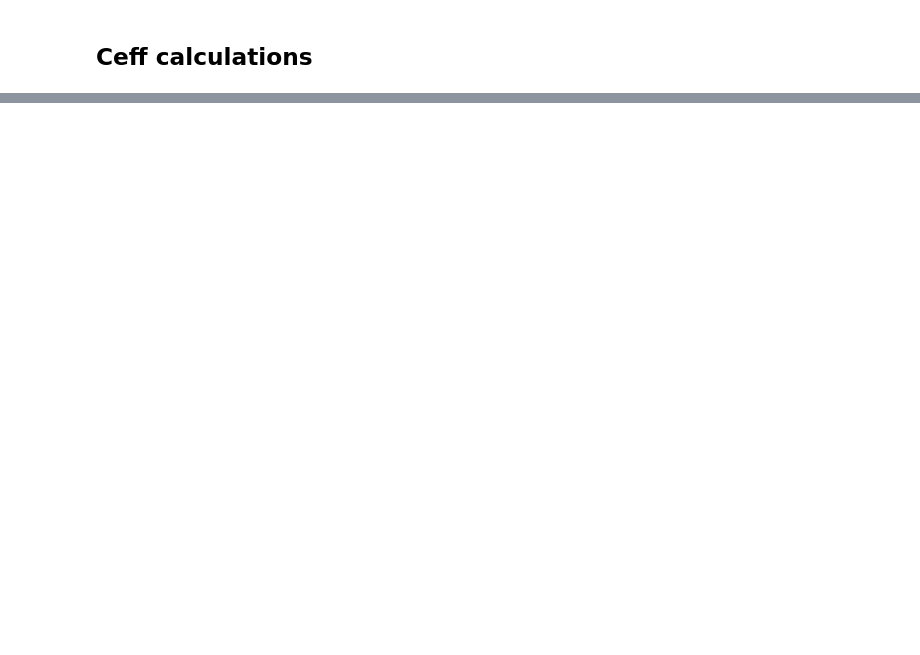
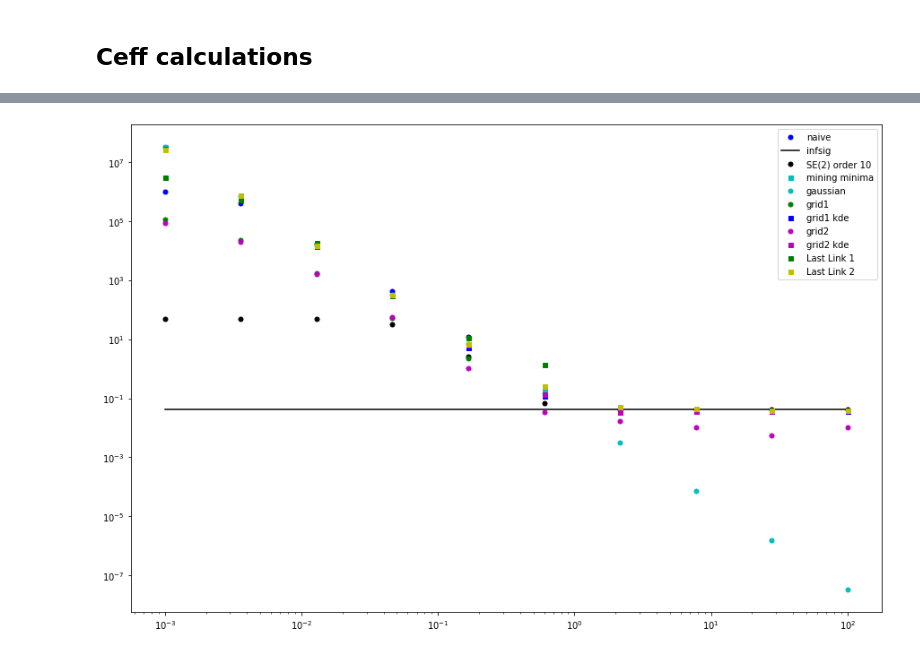
Before and after one commit to ramyarangan/numerical_ceff, a Jupyter notebook: ceff_calculations.ipynb, the cells around one changed output, grey strips where cells are left out. Cells and saved outputs as stored; diff of their text form; code cells hidden in the pictures; blank space fills up the shorter version.

```diff
--- a/ceff_calculations.ipynb
+++ b/ceff_calculations.ipynb
@@ -1119,0 +73,4 @@ plot_ceffs(SIGMA_MIN, SIGMA_MAX, NUM_PTS, ceff_lists_4_0, label_list_4_0, fig_si
+# %%
+mining_minima_4 = eval_ceff_range(np.pi/2, 4, 'mining minima')
+mining_minima_4_0 = eval_ceff_range(0, 4, 'mining minima')
+mining_minima_7 = eval_ceff_range(2 * np.pi/7, 7, 'mining minima')
@@ -1119,0 +191,10 @@ plot_ceffs(SIGMA_MIN, SIGMA_MAX, NUM_PTS, ceff_lists_4_0, label_list_4_0, fig_si
+# %%
+# Seven links
+ceff_lists_7 = [numerical_ceff_vals_7, analytical_inf_vals_7, se2_ceff_vals_7, \
+                mining_minima_7, gaussian_ceff_7, grid1_ceff_7, grid1_ceff_kde_7, grid2_ceff_7, \
+                grid2_ceff_kde_7, lastlink1_7, lastlink2_7] # left out analytical_vals_7 due to compute
+label_list_7 = ['naive', 'infsig', 'SE(2) order 10', 'mining minima', 'gaussian', \
+                'grid1', 'grid1 kde', 'grid2', 'grid2 kde', 'Last Link 1', 'Last Link 2']
+plot_ceffs(ceff_lists_7, label_list_7, fig_size=(15, 10))
+# %% [output]
+[figure, added]
```
Also changed, not shown: parts of 90 cells of this notebook, 4 other files.
